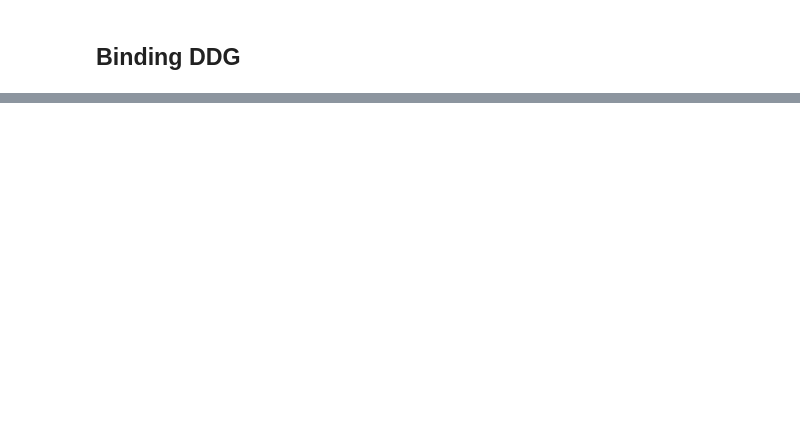
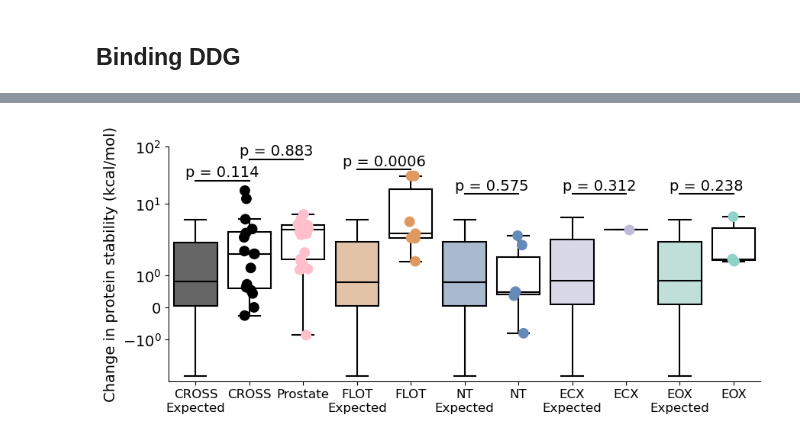
Before and after one commit to shorthouse-lab/fowler_selection, a Jupyter notebook: SPOP/SPOP_darwinian_shift.ipynb, the cells around one changed output, grey strips where cells are left out. Cells and saved outputs as stored; diff of their text form; code cells hidden in the pictures; blank space fills up the shorter version.

```diff
--- a/SPOP/SPOP_darwinian_shift.ipynb
+++ b/SPOP/SPOP_darwinian_shift.ipynb
@@ -584,0 +752,13 @@ plt.show()
+# %%
+from darwinian_shift import FoldXLookup
+
+fold_stability = FoldXLookup(foldx_results_directory = "./Foldx_stability/",
+                  sifts_directory = ".",
+                  download_sifts=True)
+# %%
+foldx_stability_data = pd.read_csv("./Foldx_stability/3HQI/chainA/PS_f0_scanning_output.txt", sep = "\t", names= ["Mut", "DDG"])
+prostate_mutations = foldx_stability_data[foldx_stability_data["Mut"].isin(new_prostate)]
+
+prostate_mutations["label"] = "Prostate"
+prostate_mutations = prostate_mutations[["DDG", "label"]]
+prostate_mutations.columns = ["score", "label"]
@@ -584,0 +797,7 @@ plt.show()
+# %%
+data_cross_stability = plot_boxplot2(s_cross_stability)
+data_flot_stability = plot_boxplot2(s_flot_stability)
+data_nt_stability= plot_boxplot2(s_nt_stability)
+
+data_ecx_stability= plot_boxplot2(s_ecx_stability)
+data_eox_stability = plot_boxplot2(s_eox_stability)
@@ -584,0 +889,63 @@ plt.show()
+# %%
+fig, ax = plt.subplots()
+
+PROPS = {
+    'boxprops':{'facecolor':'none', 'edgecolor':'black'},
+    'medianprops':{'color':'black'},
+    'whiskerprops':{'color':'black'},
+    'capprops':{'color':'black'}
+}
+
+g = sns.boxplot(data = combined, x = "label", y = "score"
+                , palette = ["k", "w", "w", "#E0995E", "w", "#668AB8", "w",  "#bebada", "w", "#8dd3c7", "w"], showfliers = False)
+for patch in ax.patches:
+    r, g1, b, a = patch.get_facecolor()
+    patch.set_facecolor((r, g1, b, 0.6))
+
+g2 = sns.stripplot(data = combined2, x = "label", y = "score", palette=["w", "k", "pink", "w","#E0995E", "w","#668AB8", "w", "#bebada", "w", "#8dd3c7", "w"], size = 10)
+
+x1, x2 = 0, 1
+y, h, col = 25, 0, 'k'
+plt.plot([x1, x1, x2, x2], [y, y+h, y+h, y], lw=1.5, c=col)
+plt.text((x1+x2)*.5, y+h+1.5, "p = 0.114", ha='center', va='bottom', color=col, size = 14)
+
+
+x1, x2 = 3, 4
+y, h, col = 40, 0, 'k'
+plt.plot([x1, x1, x2, x2], [y, y+h, y+h, y], lw=1.5, c=col)
+plt.text((x1+x2)*.5, y+h+.1, "p = 0.0006", ha='center', va='bottom', color=col, size = 14)
+
+x1, x2 = 5, 6
+y, h, col = 15, 0, 'k'
+plt.plot([x1, x1, x2, x2], [y, y+h, y+h, y], lw=1.5, c=col)
+plt.text((x1+x2)*.5, y+h+.1, "p = 0.575", ha='center', va='bottom', color=col, size = 14)
+
+x1, x2 = 7, 8
+y, h, col = 15, 0, 'k'
+plt.plot([x1, x1, x2, x2], [y, y+h, y+h, y], lw=1.5, c=col)
+plt.text((x1+x2)*.5, y+h+.1, "p = 0.312", ha='center', va='bottom', color=col, size = 14)
+
+x1, x2 = 9, 10
+y, h, col = 15, 0, 'k'
+plt.plot([x1, x1, x2, x2], [y, y+h, y+h, y], lw=1.5, c=col)
+plt.text((x1+x2)*.5, y+h+.1, "p = 0.238", ha='center', va='bottom', color=col, size = 14)
+
+
+x1, x2 = 1, 2
+y, h, col = 60, 0, 'k'
+plt.plot([x1, x1, x2, x2], [y, y+h, y+h, y], lw=1.5, c=col)
+plt.text((x1+x2)*.5, y+h+3, "p = 0.883", ha='center', va='bottom', color=col, size = 14)
+
+g.set_xlabel("")
+g.set_xticklabels(["CROSS\nExpected", "CROSS", "Prostate", "FLOT\nExpected", "FLOT"
+                   , "NT\nExpected", "NT", "ECX\nExpected", "ECX", "EOX\nExpected", "EOX"], size = 12)
+
+g.set_ylabel("Change in protein stability (kcal/mol)", size = 14)
+g.set_yticklabels(g.get_yticklabels(), size = 14)
+ax.set_yscale("symlog")
+ax.set_ylim(-3, 100)
+sns.despine()
+
+plt.savefig("SPOP_stability_energy.pdf", bbox_inches = "tight")
+# %% [output]
+[figure, added]
```
Also changed, not shown: parts of 90 cells of this notebook, 5 other files.
